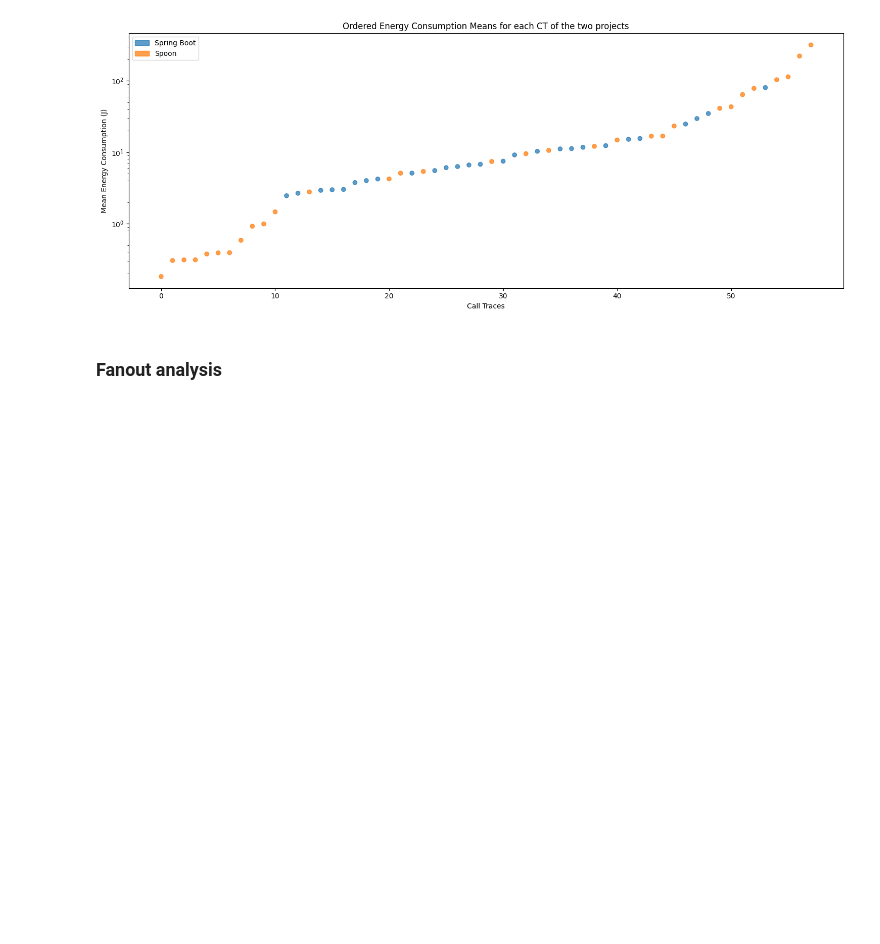
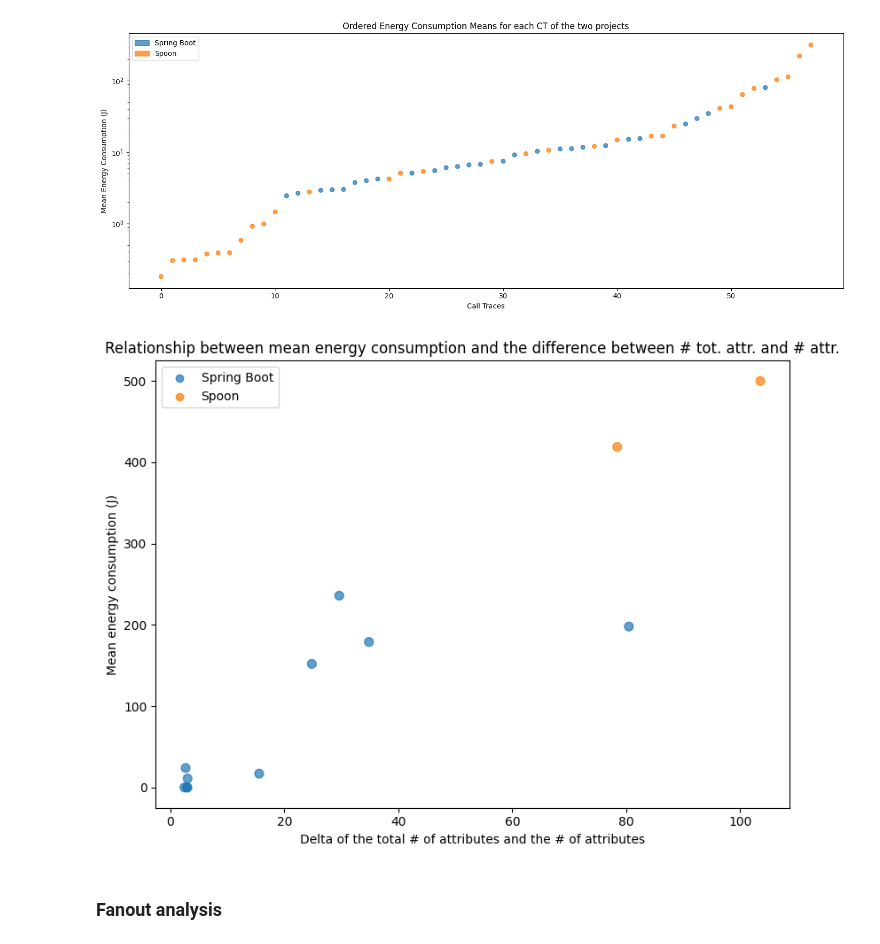
Before and after one commit to JeromeMaquoi/sentinel-notebook, a Jupyter notebook: analysis.ipynb, the cells around one changed output. Saved outputs shown, nothing was run; the diff lists cells and outputs as text; code cells hidden in the pictures; blank space fills up the shorter version.

```diff
--- a/analysis.ipynb
+++ b/analysis.ipynb
@@ -157,6 +157,64 @@ plt.savefig("/home/jerome/Documents/Assistant/Recherche/joular-scripts/sentinel-
 plt.show()
 # %% [output]
 [figure]
+# %%
+import matplotlib.pyplot as plt
+import pandas as pd
+import numpy as np
+
+
+# Replace this with your actual data
+data = pd.DataFrame({
+    'CT': ["CT1", "CT2", "CT3", "CT4", "CT5", "CT6", "CT7", "CT8", "CT9", "CT10", "CT11", "CT14"],
+    'Mean': [80.47, 29.64, 15.58, 34.85, 24.82, 2.93, 3.02, 2.67, 2.46, 2.98, 103.54, 78.42],
+    'Delta': [198, 236, 17, 179, 152, 0.01, 11, 24, 0.01, 0.01, 500, 419]
+})
+
+x = data['Mean']
+y = data['Delta']
+
+# Define colors: blue for CT1-CT10, orange for CT11 and CT14
+blue_cts = [f'CT{i}' for i in range(1, 11)]
+colors = ['#1f76b4b7' if ct in blue_cts else '#ff7e0ebd' for ct in data['CT']]
+
+# Add jitter to x and y to reduce overlap (small noise)
+# np.random.seed(42)
+# x_jitter = np.random.normal(0, 1, len(data))
+# y_jitter = np.random.normal(0, 1, len(data))
+# x = data['Mean'] + x_jitter
+# y = data['Delta'] + y_jitter
+
+plt.figure(figsize=(8, 6))
+plt.scatter(x, y, s=50, c=colors, alpha=0.7)
+
+# Add labels to points
+# for i in range(len(data)):
+#     x_offset=max(x[i]* 0.02, 0.5)
+#     y_offset=max(y[i]* 0.02, 0.5)
+#     plt.text(data['Mean'][i]+x_offset, data['Delta'][i]+y_offset, data['CT'][i],
+#              fontsize=8, ha='left', va='bottom')
+
+
+# Add regression line (based on jittered x and y)
+# coeffs = np.polyfit(x, y, deg=1)
+# reg_line = np.poly1d(coeffs)
+# x_vals = np.linspace(min(x), max(x), 100)
+# y_vals = reg_line(x_vals)
+# plt.plot(x_vals, y_vals, color='darkred', linestyle='--', linewidth=1, label='Regression line')
+
+plt.scatter([], [], color='#1f76b4b7', label='Spring Boot')
+plt.scatter([], [], color='#ff7e0ebd', label='Spoon')
+plt.legend()
+
+plt.title('Relationship between mean energy consumption and the difference between # tot. attr. and # attr.')
+plt.ylabel('Mean energy consumption (J)')
+plt.xlabel('Delta of the total # of attributes and the # of attributes')
+plt.tight_layout()
+# plt.yscale('log')
+plt.savefig("/home/jerome/Documents/Assistant/Recherche/joular-scripts/sentinel-notebook/plots/delta-vs-mean.png", bbox_inches='tight', dpi=300)
+plt.show()
+# %% [output]
+[figure, added]
 # %% [markdown]
 ### Fanout analysis
 # %%
```
